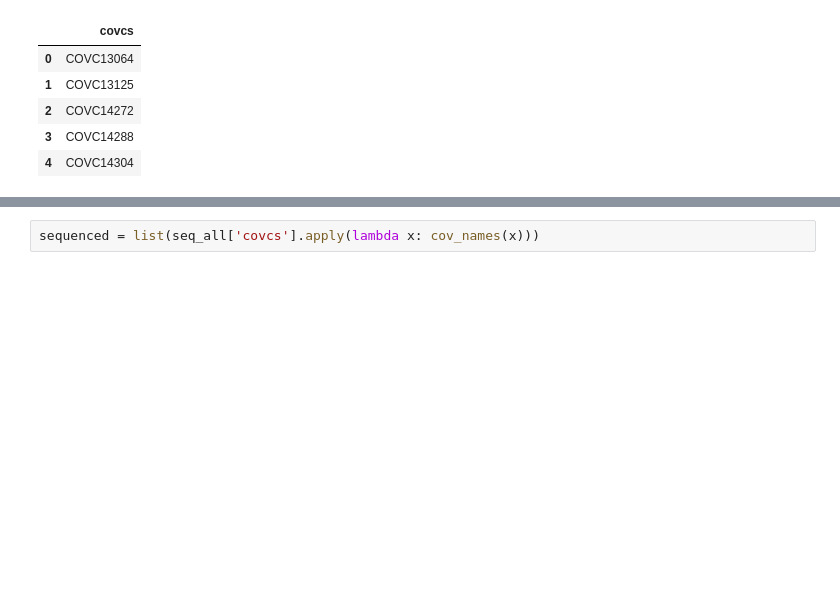
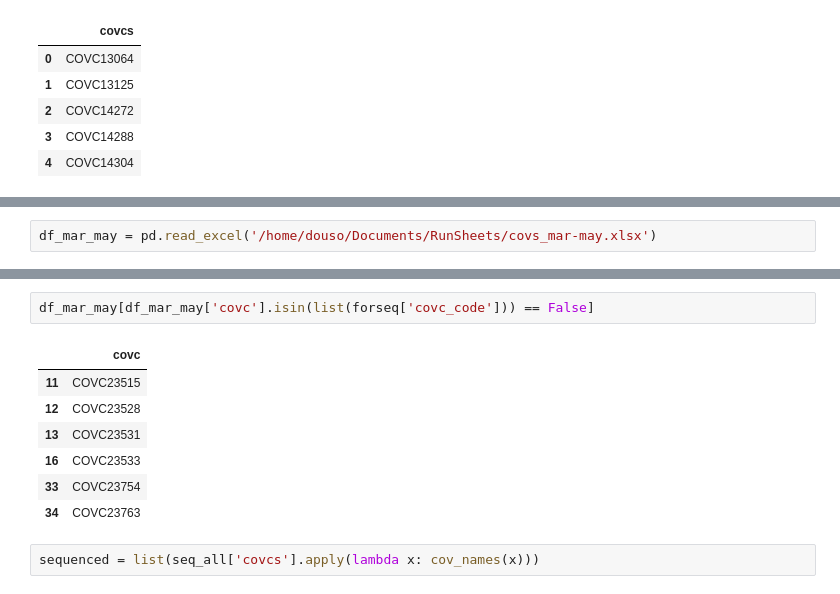
Before and after one commit to ousodaniel/SARS-CoV-2-Data-Workflows, a Jupyter notebook: retrieve-sapmles-for-seq-runsheets3.ipynb, the cells around one changed output, grey strips where cells are left out. Drawn from its saved outputs; the diff is of its cells as text; blank space fills up the shorter version.

```diff
--- a/retrieve-sapmles-for-seq-runsheets3.ipynb
+++ b/retrieve-sapmles-for-seq-runsheets3.ipynb
@@ -305,0 +324,2 @@ seq_all.head()
+# %%
+df_mar_may = pd.read_excel('/home/douso/Documents/RunSheets/covs_mar-may.xlsx')
@@ -306,3 +335,13 @@ seq_all.head()
+# %%
+df_mar_may[df_mar_may['covc'].isin(list(forseq['covc_code'])) == False]
+# %% [output]
+|  | covc |
+| 11 | COVC23515 |
+| 12 | COVC23528 |
+| 13 | COVC23531 |
+| 16 | COVC23533 |
+| 33 | COVC23754 |
+| 34 | COVC23763 |
 # %%
 sequenced = list(seq_all['covcs'].apply(lambda x: cov_names(x)))
 # %%
```
Also changed, not shown: parts of 7 cells of this notebook.
